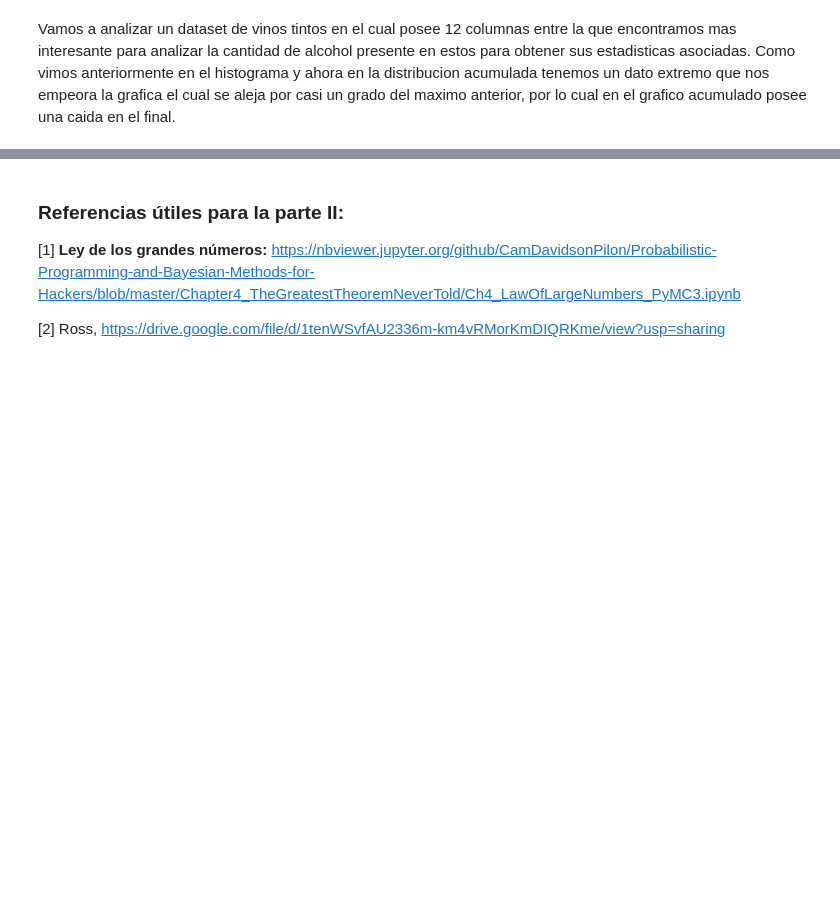
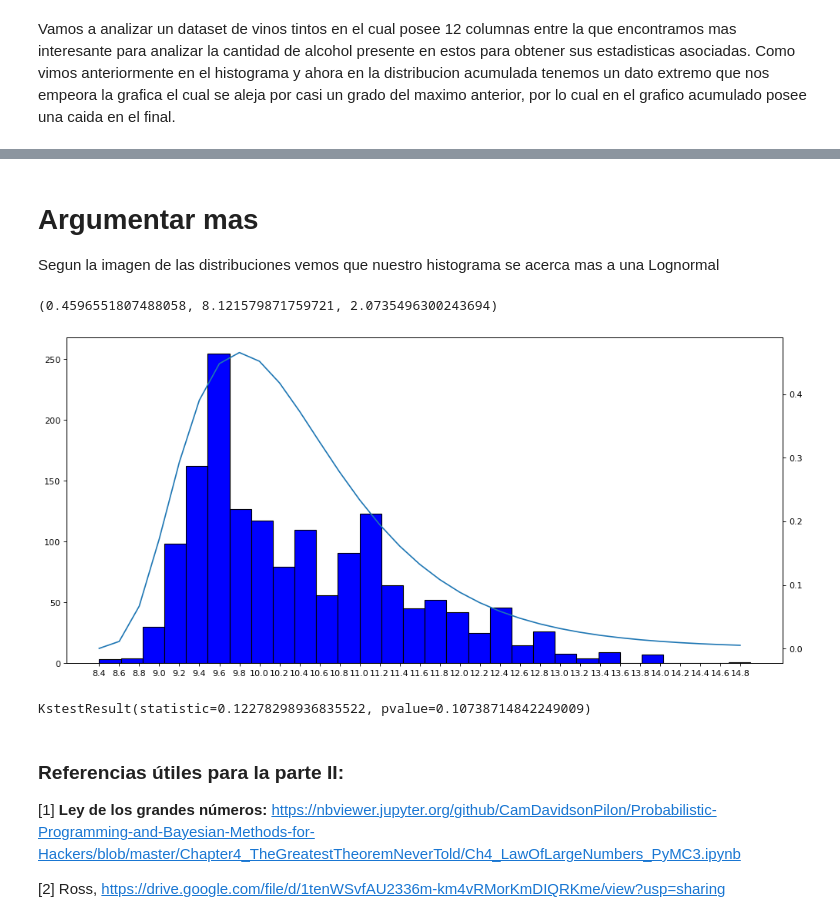
Before and after one commit to SLaraB/Simulaci-n-II-2022, a Jupyter notebook: ProyectoUnidad1.ipynb, the cells around one changed output, grey strips where cells are left out. Cells and saved outputs as stored; diff of their text form; code cells hidden in the pictures; blank space fills up the shorter version.

```diff
--- a/ProyectoUnidad1.ipynb
+++ b/ProyectoUnidad1.ipynb
@@ -340,3 +412,29 @@ display(ip.children[-1])#Show the output
+# %% [markdown]
+# Argumentar mas
+Segun la imagen de las distribuciones vemos que nuestro histograma se acerca mas a una Lognormal
+# %%
+fig, ax = plt.subplots(1, 1,figsize=(15, 7), dpi=80)
+
+ax.hist(datos, color = 'blue',edgecolor='black', bins=(int(15/0.5)))
+ax2 = ax.twinx()
+args = scipy.stats.lognorm.fit(datos)
+print(args)
+vec = np.arange(8.4, 15, 0.2)
+
+pvec = []
+for i in vec:
+    pvec.append(scipy.stats.lognorm.pdf(x=i,s=args[0],scale=args[2],loc=args[1]))
+ax2.plot(vec,pvec)
+plt.xticks(np.arange(8.4, 15, 0.2))
+plt.draw()
+# %% [output]
+(0.4596551807488058, 8.121579871759721, 2.0735496300243694)
+[figure, added]
+# %%
+datos2 = scipy.stats.lognorm.rvs(*args,size=100)
+scipy.stats.kstest(datos, datos2)
+# %% [output]
+KstestResult(statistic=0.12278298936835522, pvalue=0.10738714842249009)
 # %% [markdown]
 ### Referencias útiles para la parte II:
 
```
Also changed, not shown: parts of 14 cells of this notebook.
